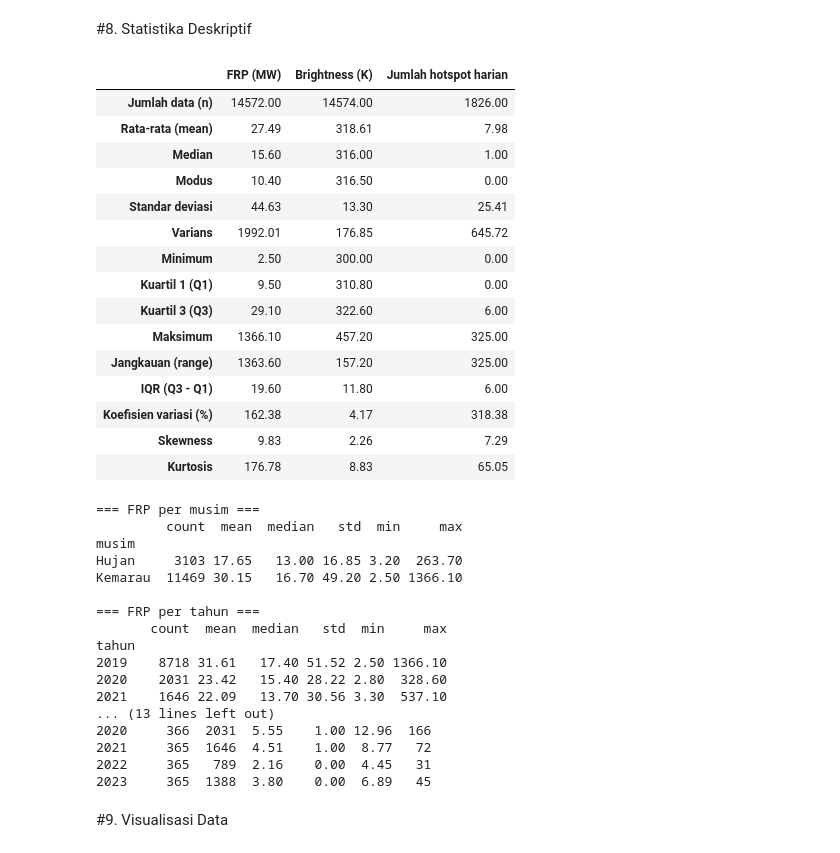
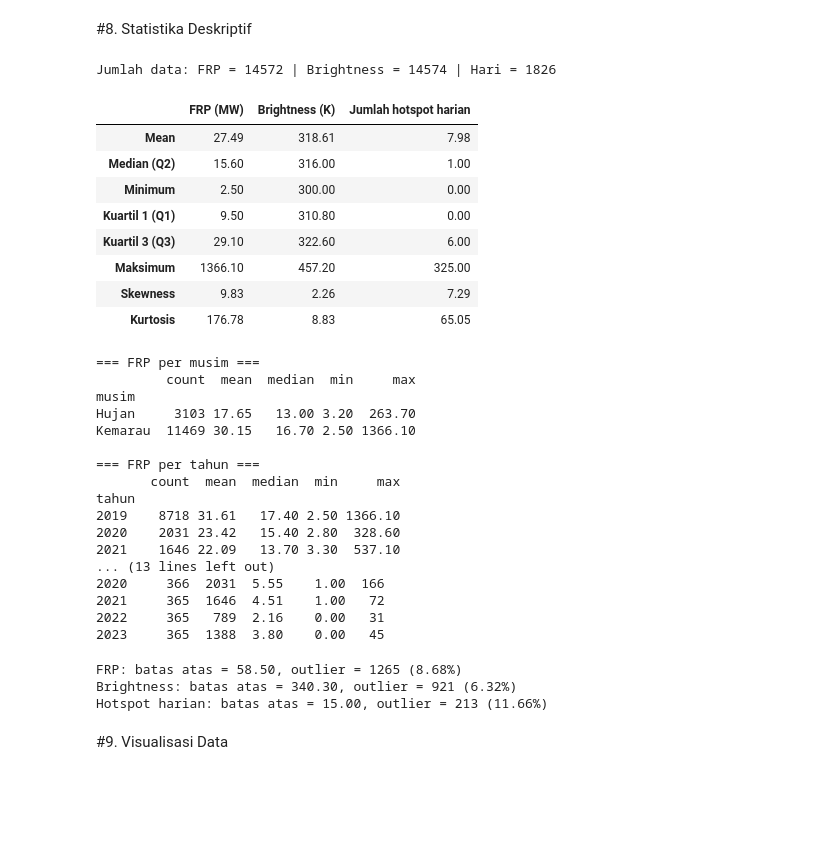
Before and after one commit to AbiyyuNauval/Kelompok05_Probabilistik-dan-Statistika, a Jupyter notebook: Projek_Probabilistik_dan_Statistika_Kelompok_05_3_TI_A.ipynb, the cells around one changed output. Cells and saved outputs as stored; diff of their text form; code cells hidden in the pictures; blank space fills up the shorter version.

```diff
--- a/Projek_Probabilistik_dan_Statistika_Kelompok_05_3_TI_A.ipynb
+++ b/Projek_Probabilistik_dan_Statistika_Kelompok_05_3_TI_A.ipynb
@@ -321,83 +319,84 @@ Name: count, dtype: int64
 # %%
 def statistik_deskriptif(data):
     data = data.dropna()
-    q1 = data.quantile(0.25)
-    q3 = data.quantile(0.75)
     return pd.Series({
-        "Jumlah data (n)": len(data),
-        "Rata-rata (mean)": data.mean(),
-        "Median": data.median(),
-        "Modus": data.mode().iloc[0],
-        "Standar deviasi": data.std(),
-        "Varians": data.var(),
+        "Mean": data.mean(),
+        "Median (Q2)": data.median(),
         "Minimum": data.min(),
-        "Kuartil 1 (Q1)": q1,
-        "Kuartil 3 (Q3)": q3,
+        "Kuartil 1 (Q1)": data.quantile(0.25),
+        "Kuartil 3 (Q3)": data.quantile(0.75),
         "Maksimum": data.max(),
-        "Jangkauan (range)": data.max() - data.min(),
-        "IQR (Q3 - Q1)": q3 - q1,
-        "Koefisien variasi (%)": data.std() / data.mean() * 100,
         "Skewness": data.skew(),
         "Kurtosis": data.kurt(),
     })
 
 pd.set_option("display.float_format", "{:.2f}".format)
+
+print("Jumlah data: FRP =", riau["frp"].notna().sum(),
+      "| Brightness =", riau["brightness"].notna().sum(),
+      "| Hari =", len(harian))
 
 tabel_deskriptif = pd.DataFrame({
     "FRP (MW)": statistik_deskriptif(riau["frp"]),
     "Brightness (K)": statistik_deskriptif(riau["brightness"]),
     "Jumlah hotspot harian": statistik_deskriptif(harian["jumlah_hotspot_harian"]),
 })
 tabel_deskriptif
 # %% [output]
+Jumlah data: FRP = 14572 | Brightness = 14574 | Hari = 1826
 |  | FRP (MW) | Brightness (K) | Jumlah hotspot harian |
-| Jumlah data (n) | 14572.00 | 14574.00 | 1826.00 |
-| Rata-rata (mean) | 27.49 | 318.61 | 7.98 |
-| Median | 15.60 | 316.00 | 1.00 |
-| Modus | 10.40 | 316.50 | 0.00 |
-| Standar deviasi | 44.63 | 13.30 | 25.41 |
-| Varians | 1992.01 | 176.85 | 645.72 |
+| Mean | 27.49 | 318.61 | 7.98 |
+| Median (Q2) | 15.60 | 316.00 | 1.00 |
 | Minimum | 2.50 | 300.00 | 0.00 |
 | Kuartil 1 (Q1) | 9.50 | 310.80 | 0.00 |
 | Kuartil 3 (Q3) | 29.10 | 322.60 | 6.00 |
 | Maksimum | 1366.10 | 457.20 | 325.00 |
-| Jangkauan (range) | 1363.60 | 157.20 | 325.00 |
-| IQR (Q3 - Q1) | 19.60 | 11.80 | 6.00 |
-| Koefisien variasi (%) | 162.38 | 4.17 | 318.38 |
 | Skewness | 9.83 | 2.26 | 7.29 |
 | Kurtosis | 176.78 | 8.83 | 65.05 |
 # %%
 # Statistik deskriptif per musim dan per tahun
 
 print("=== FRP per musim ===")
-print(riau.groupby("musim")["frp"].agg(["count", "mean", "median", "std", "min", "max"]))
+print(riau.groupby("musim")["frp"].agg(["count", "mean", "median", "min", "max"]))
 
 print("\n=== FRP per tahun ===")
-print(riau.groupby("tahun")["frp"].agg(["count", "mean", "median", "std", "min", "max"]))
+print(riau.groupby("tahun")["frp"].agg(["count", "mean", "median", "min", "max"]))
 
 print("\n=== Jumlah hotspot harian per musim ===")
-print(harian.groupby("musim")["jumlah_hotspot_harian"].agg(["count", "sum", "mean", "median", "std", "max"]))
+print(harian.groupby("musim")["jumlah_hotspot_harian"].agg(["count", "sum", "mean", "median", "max"]))
 
 print("\n=== Jumlah hotspot harian per tahun ===")
-print(harian.groupby("tahun")["jumlah_hotspot_harian"].agg(["count", "sum", "mean", "median", "std", "max"]))
+print(harian.groupby("tahun")["jumlah_hotspot_harian"].agg(["count", "sum", "mean", "median", "max"]))
 # %% [output]
 === FRP per musim ===
-         count  mean  median   std  min     max
+         count  mean  median  min     max
 musim
-Hujan     3103 17.65   13.00 16.85 3.20  263.70
-Kemarau  11469 30.15   16.70 49.20 2.50 1366.10
+Hujan     3103 17.65   13.00 3.20  263.70
+Kemarau  11469 30.15   16.70 2.50 1366.10
 
 === FRP per tahun ===
-       count  mean  median   std  min     max
+       count  mean  median  min     max
 tahun
-2019    8718 31.61   17.40 51.52 2.50 1366.10
-2020    2031 23.42   15.40 28.22 2.80  328.60
-2021    1646 22.09   13.70 30.56 3.30  537.10
+2019    8718 31.61   17.40 2.50 1366.10
+2020    2031 23.42   15.40 2.80  328.60
+2021    1646 22.09   13.70 3.30  537.10
 ... (13 lines left out)
-2020     366  2031  5.55    1.00 12.96  166
-2021     365  1646  4.51    1.00  8.77   72
-2022     365   789  2.16    0.00  4.45   31
-2023     365  1388  3.80    0.00  6.89   45
+2020     366  2031  5.55    1.00  166
+2021     365  1646  4.51    1.00   72
+2022     365   789  2.16    0.00   31
+2023     365  1388  3.80    0.00   45
+# %%
+for nama, data in [("FRP", riau["frp"]), ("Brightness", riau["brightness"]),
+                   ("Hotspot harian", harian["jumlah_hotspot_harian"])]:
+    data = data.dropna()
+    q1, q3 = data.quantile(0.25), data.quantile(0.75)
+    batas_atas = q3 + 1.5 * (q3 - q1)
+    jumlah = (data > batas_atas).sum()
+    print(f"{nama}: batas atas = {batas_atas:.2f}, outlier = {jumlah} ({jumlah/len(data)*100:.2f}%)")
+# %% [output]
+FRP: batas atas = 58.50, outlier = 1265 (8.68%)
+Brightness: batas atas = 340.30, outlier = 921 (6.32%)
+Hotspot harian: batas atas = 15.00, outlier = 213 (11.66%)
 # %% [markdown]
 #9. Visualisasi Data
 # %%
```
Also changed, not shown: parts of 4 cells of this notebook.
